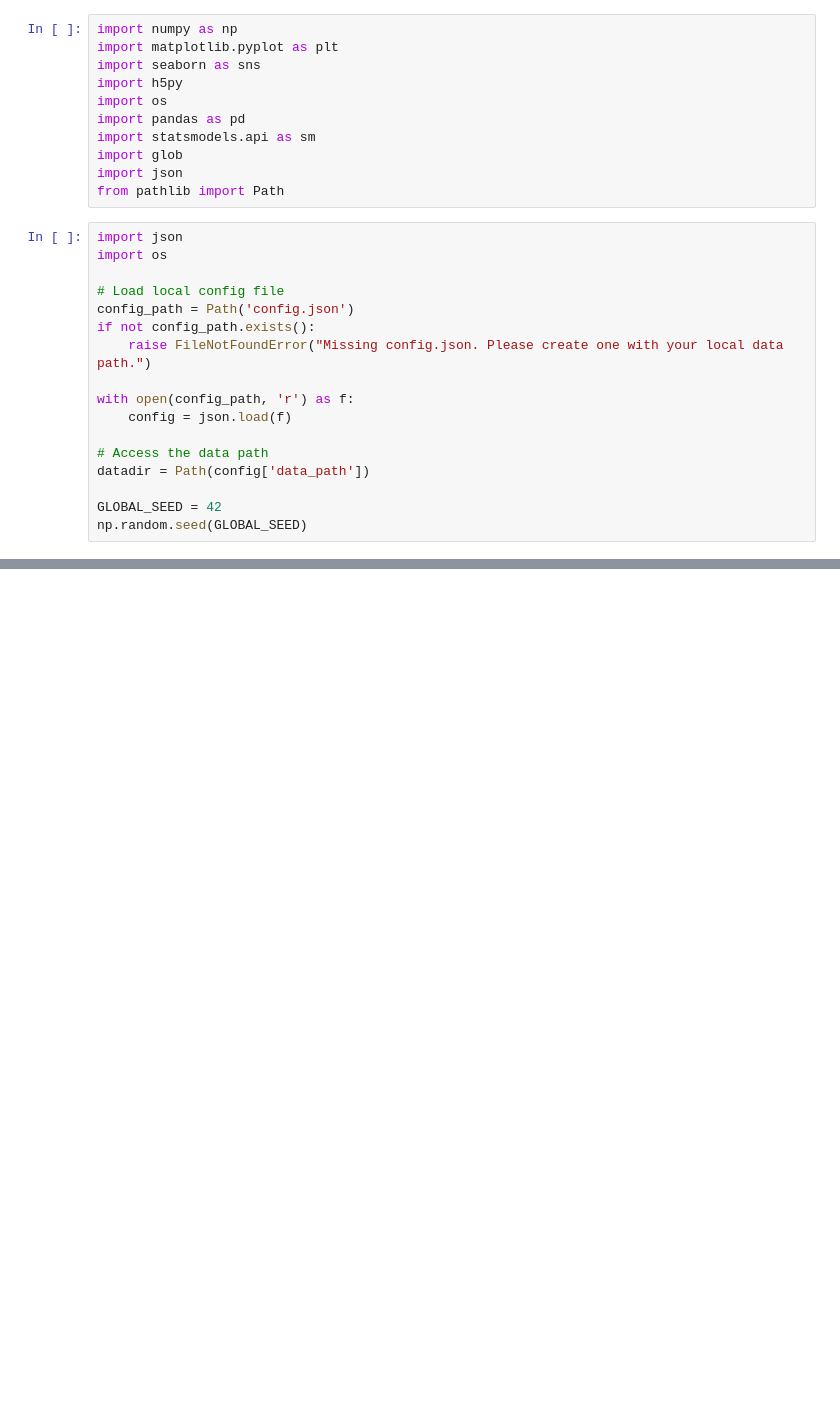
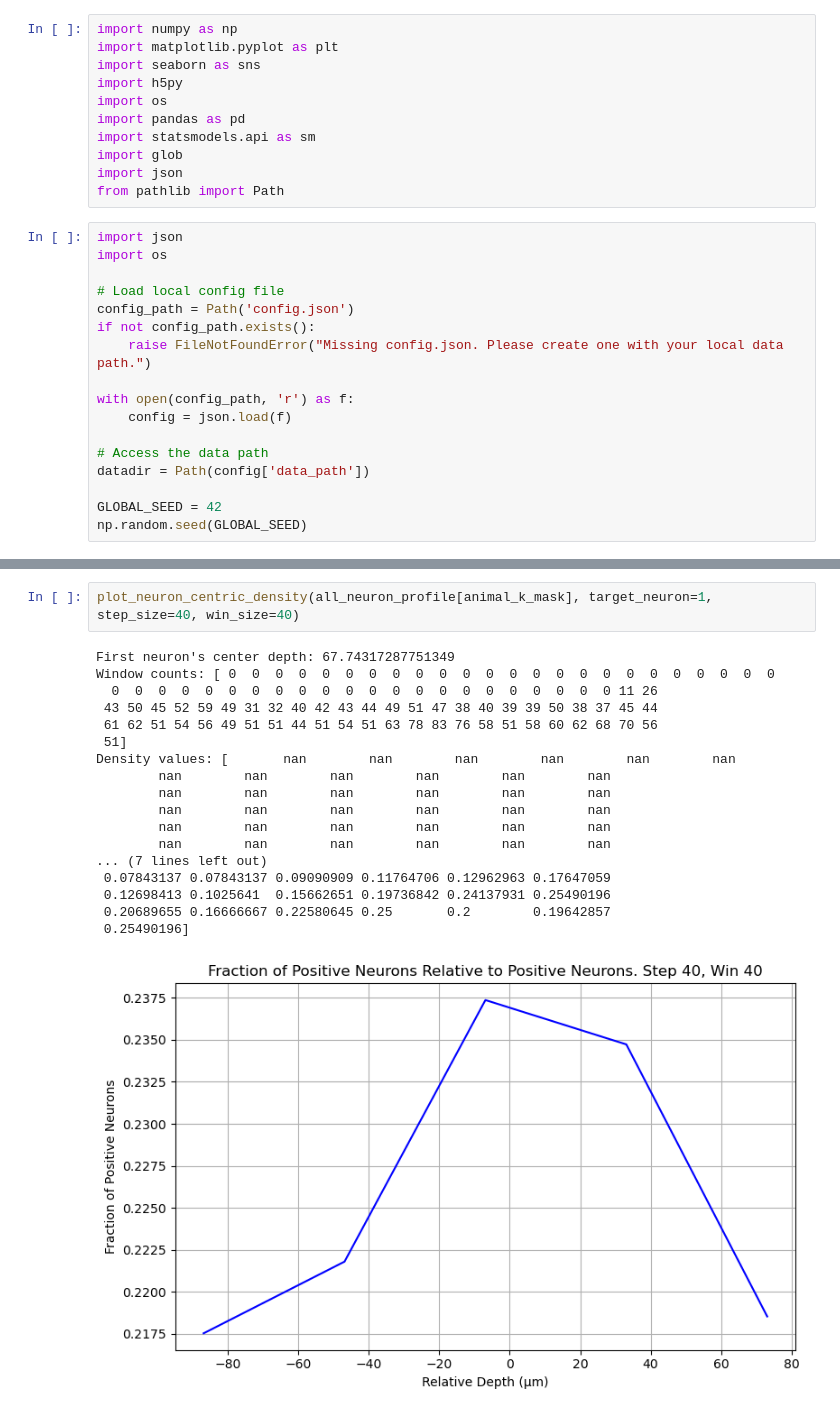
Before and after one commit to Yang2hang/Elston_lab, a Jupyter notebook: neuron_centric_density.ipynb, the cells around one changed output, grey strips where cells are left out. Drawn from its saved outputs; the diff is of its cells as text; blank space fills up the shorter version.

```diff
--- a/neuron_centric_density.ipynb
+++ b/neuron_centric_density.ipynb
@@ -293,0 +429,21 @@ plot_neuron_centric_density(all_neuron_profile, tarkget_neurons=-1, reference_fi
+# %%
+plot_neuron_centric_density(all_neuron_profile[animal_k_mask], target_neuron=1, step_size=40, win_size=40)
+# %% [output]
+First neuron's center depth: 67.74317287751349
+Window counts: [ 0  0  0  0  0  0  0  0  0  0  0  0  0  0  0  0  0  0  0  0  0  0  0  0
+  0  0  0  0  0  0  0  0  0  0  0  0  0  0  0  0  0  0  0  0  0  0 11 26
+ 43 50 45 52 59 49 31 32 40 42 43 44 49 51 47 38 40 39 39 50 38 37 45 44
+ 61 62 51 54 56 49 51 51 44 51 54 51 63 78 83 76 58 51 58 60 62 68 70 56
+ 51]
+Density values: [       nan        nan        nan        nan        nan        nan
+        nan        nan        nan        nan        nan        nan
+        nan        nan        nan        nan        nan        nan
+        nan        nan        nan        nan        nan        nan
+        nan        nan        nan        nan        nan        nan
+        nan        nan        nan        nan        nan        nan
+... (7 lines left out)
+ 0.07843137 0.07843137 0.09090909 0.11764706 0.12962963 0.17647059
+ 0.12698413 0.1025641  0.15662651 0.19736842 0.24137931 0.25490196
+ 0.20689655 0.16666667 0.22580645 0.25       0.2        0.19642857
+ 0.25490196]
+[figure, added]
```
Also changed, not shown: parts of 12 cells of this notebook.
